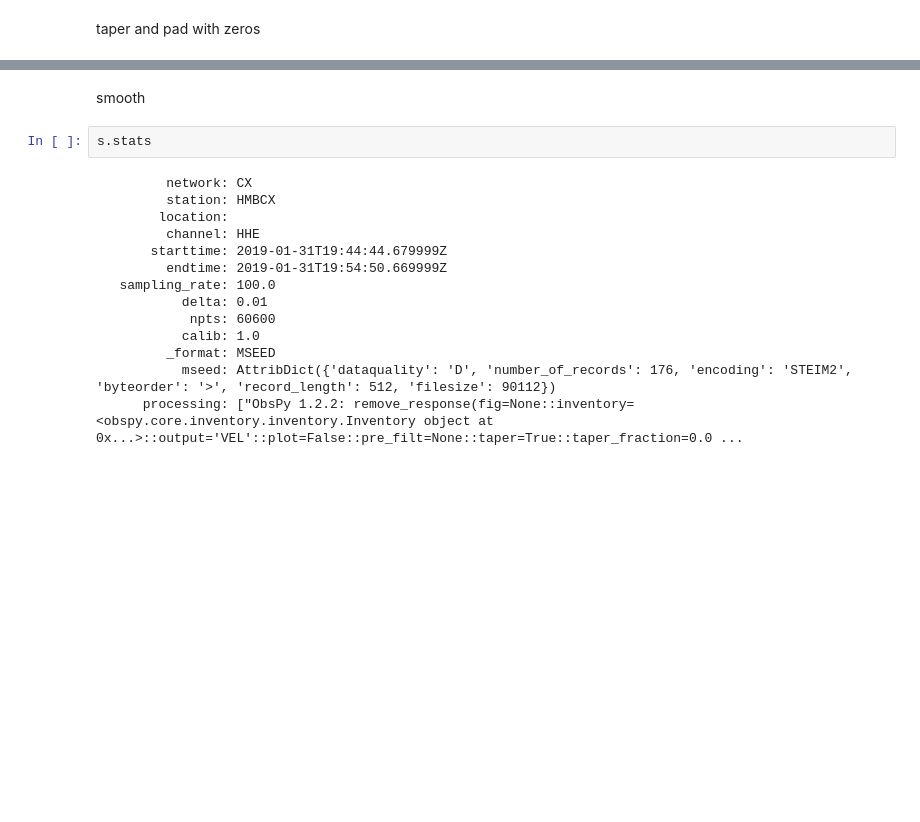
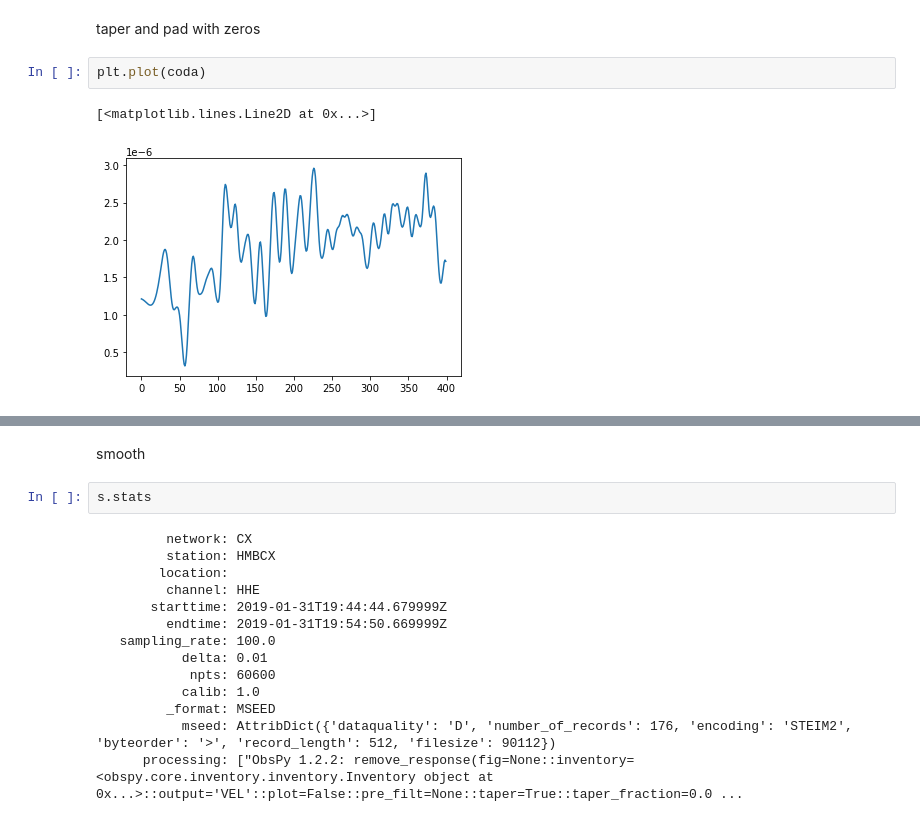
Before and after one commit to RebeccaColquhoun/seismo_det, a Jupyter notebook: code/Fourier analysis.ipynb, the cells around one changed output, grey strips where cells are left out. Cells and saved outputs as stored; diff of their text form; blank space fills up the shorter version.

```diff
--- a/code/Fourier analysis.ipynb
+++ b/code/Fourier analysis.ipynb
@@ -260,5 +230,10 @@ plt.plot(coda)
 # %% [markdown]
 taper and pad with zeros
+# %%
+plt.plot(coda)
+# %% [output]
+[<matplotlib.lines.Line2D at 0x...>]
+[figure, added]
 # %%
 nx      = len(coda)
 hann    = np.hanning(nx) #Is this the right sort of filter?
```
Also changed, not shown: parts of 17 cells of this notebook, 4 other files.
